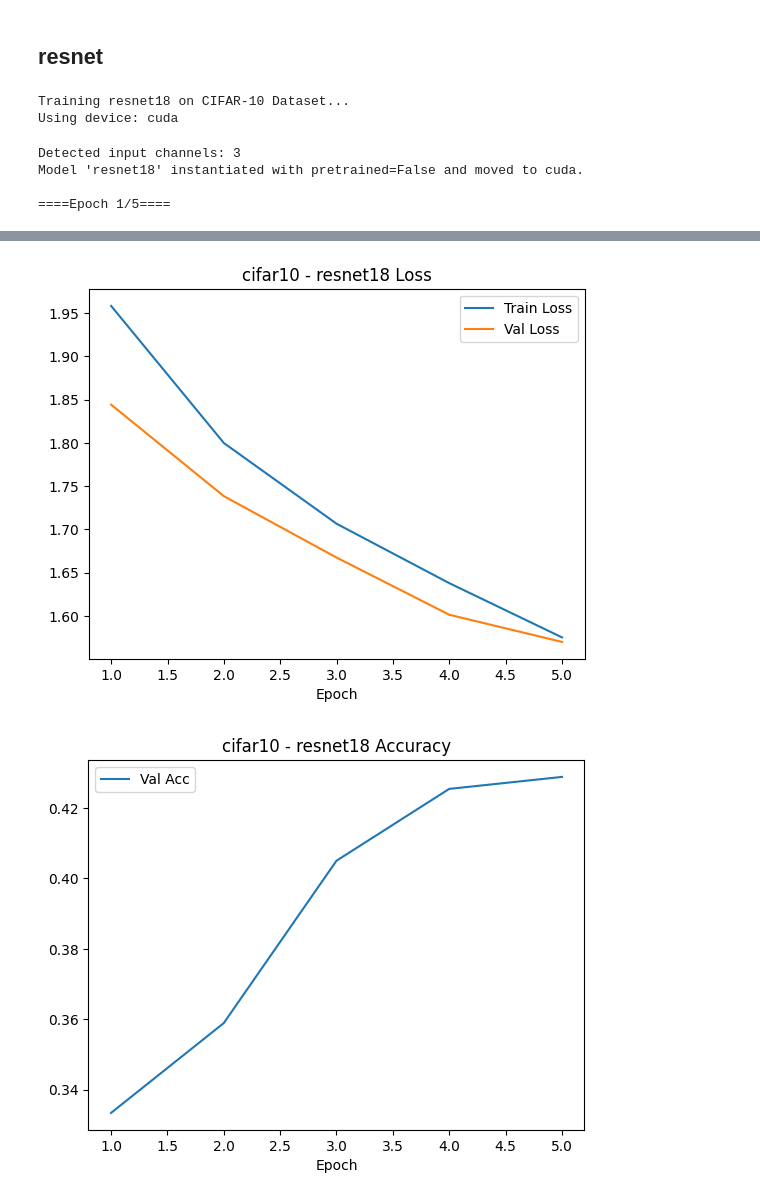
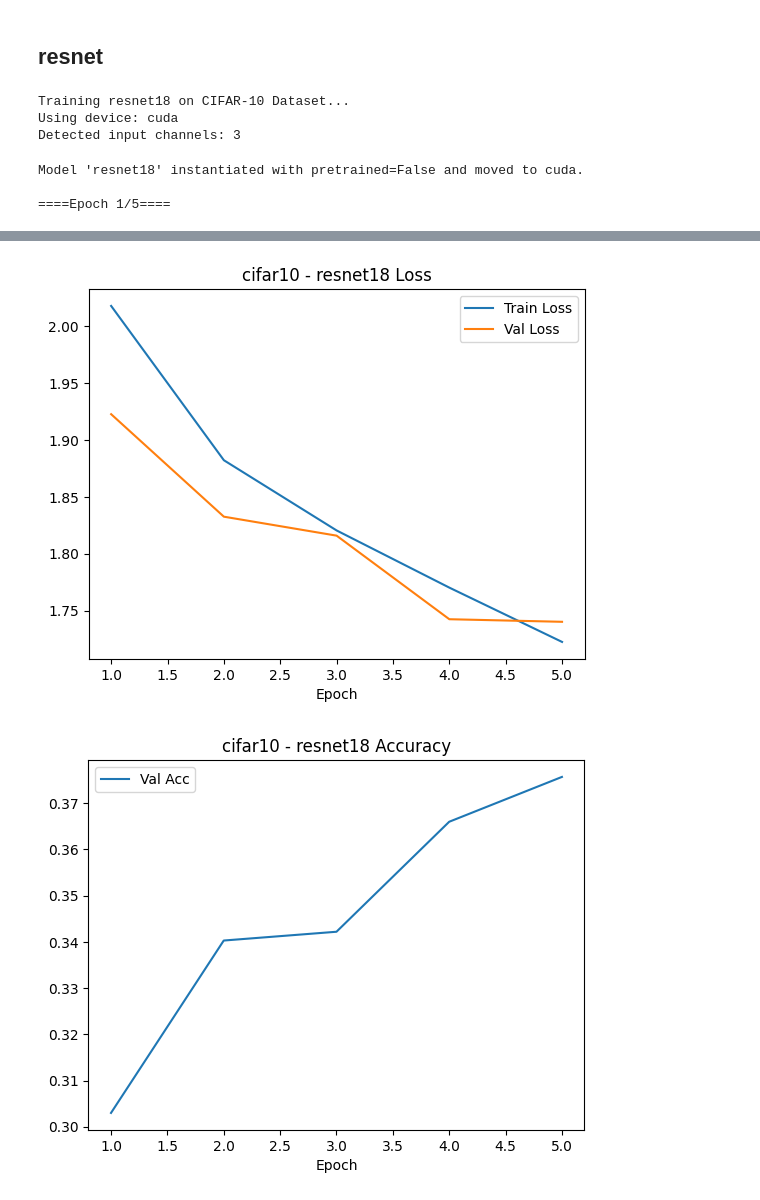
Before and after one commit to Avijit-Jana/cnn-architectures-benchmark, a Jupyter notebook: Notebooks/Comparison_of_CNN_Architectures_on_CIFAR_10.ipynb, the cells around one changed output, grey strips where cells are left out. Cells and saved outputs as stored; diff of their text form; code cells hidden in the pictures.

```diff
--- a/Notebooks/Comparison_of_CNN_Architectures_on_CIFAR_10.ipynb
+++ b/Notebooks/Comparison_of_CNN_Architectures_on_CIFAR_10.ipynb
@@ -332,7 +394,9 @@ def run_experiment(
     epochs: int = 5,
     batch_size: int = 64,
     lr: float = 0.01,
-    save_dir: str = './checkpoints'):
+    train_fraction = 0.5,
+    save_dir: str = './checkpoints',
+    use_amp: bool = True):
     """
     Run a full training experiment:
      - Loads data for `dataset`
@@ -355,18 +419,19 @@ def run_experiment(
     torch.backends.cudnn.benchmark = True
 
     # Data loaders
-    train_loader, val_loader, in_ch, num_classes = get_dataset(dataset, batch_size)
+    # Data loaders
+    train_loader, val_loader, in_ch, num_classes = get_dataset(dataset, batch_size, data_dir='./data', train_fraction=train_fraction)
     print(f"Detected input channels: {in_ch}")
 
     # Model instantiation
-    model = get_model(model_name, in_ch, num_classes, pretrained=pretrained)
-    model = model.to(device)
+    model = get_model(model_name, in_ch, num_classes, pretrained=pretrained).to(device)
     print(f"Model '{model_name}' instantiated with pretrained={pretrained} and moved to {device}.")
 
-    # Loss, optimizer & scheduler
+    # Optimizer, loss, scheduler, AMP scaler
     criterion = nn.CrossEntropyLoss()
     optimizer = optim.SGD(model.parameters(), lr=lr, momentum=0.9)
     scheduler = optim.lr_scheduler.StepLR(optimizer, step_size=10, gamma=0.1)
+    scaler = torch.cuda.amp.GradScaler() if (use_amp and device.type=='cuda') else None
 
     # History containers
     history = {
@@ -380,7 +445,7 @@ def run_experiment(
     # Training loop
     for epoch in range(1, epochs + 1):
         print(f"\n====Epoch {epoch}/{epochs}====")
-        train_loss = train_one_epoch(model, device, train_loader, criterion, optimizer)
+        train_loss = train_one_epoch(model, device, train_loader, criterion, optimizer, scaler=scaler, use_amp=use_amp)
         val_loss, val_acc, val_prec, val_rec, val_f1, (y_true, y_pred) = evaluate(model, device, val_loader, criterion)
 
         scheduler.step()  # for StepLR
@@ -602,18 +682,23 @@ Finished training googlenet on CIFAR-10 Dataset.
 # Train resnet model on each datasets
 model_name = 'resnet18'
 print(f"Training {model_name} on CIFAR-10 Dataset...")
-# Reduced epochs for quick demos; adjust as needed
+
+# Enable AMP automatically if GPU is available
+use_amp = torch.cuda.is_available()
+
 run_experiment(
     model_name=model_name,
     pretrained=False,
     epochs=5,
     batch_size=64,
-    lr=0.001)
+    lr=0.001,
+    use_amp=use_amp,
+    train_fraction=0.5)
 print(f"Finished training {model_name} on CIFAR-10 Dataset.")
 # %% [output]
 Training resnet18 on CIFAR-10 Dataset...
 Using device: cuda
+Detected input channels: 3
-Detected input channels: 3
 Model 'resnet18' instantiated with pretrained=False and moved to cuda.
 
 ====Epoch 1/5====
@@ -638,5 +723,5 @@ Train Loss: 1.5753 | Val Loss: 1.5701 | Val Acc: 0.4288 | Val F1: 0.4213
-[figure, old version]
+[figure, new version]
-[figure, old version]
+[figure, new version]
 Final Classification Report:
               precision    recall  f1-score   support
 
```
Also changed, not shown: parts of 12 cells of this notebook, 2 other files.
